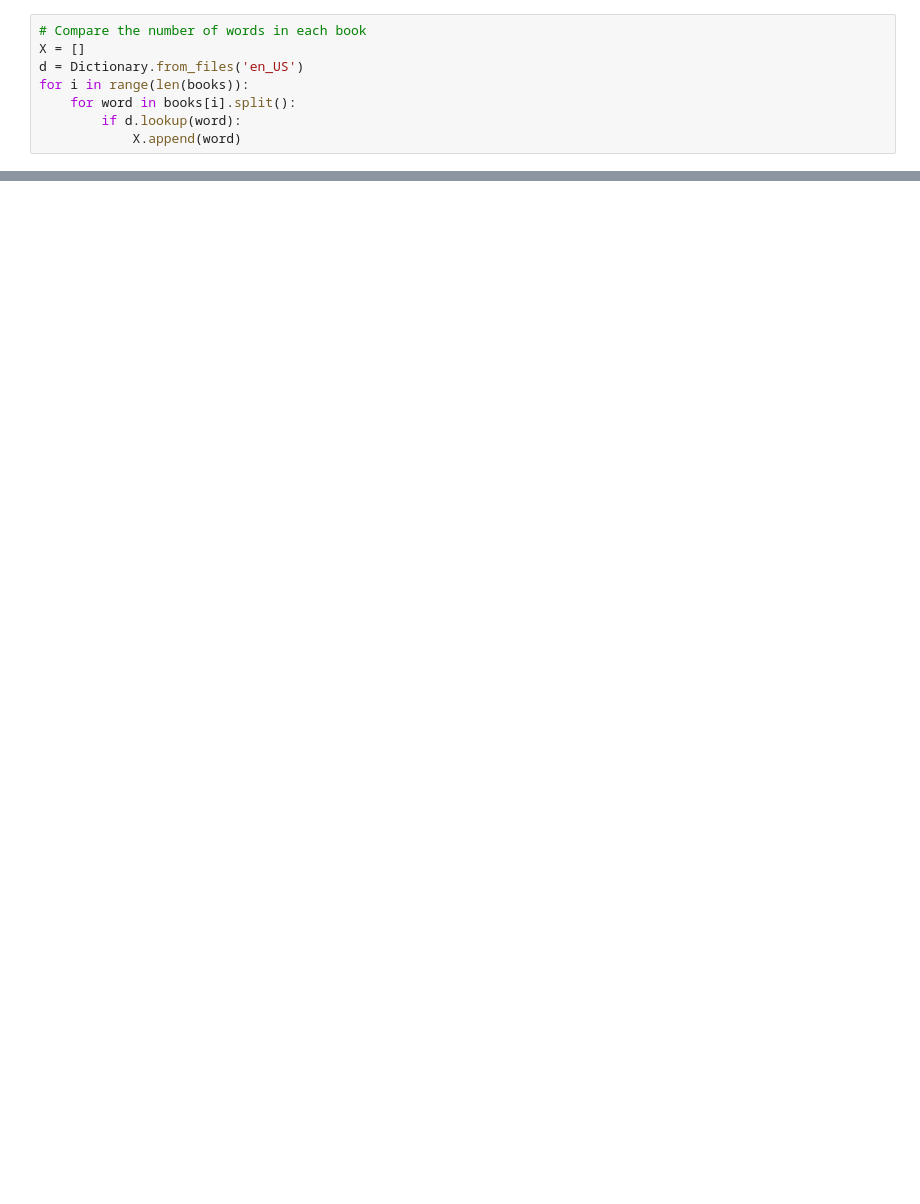
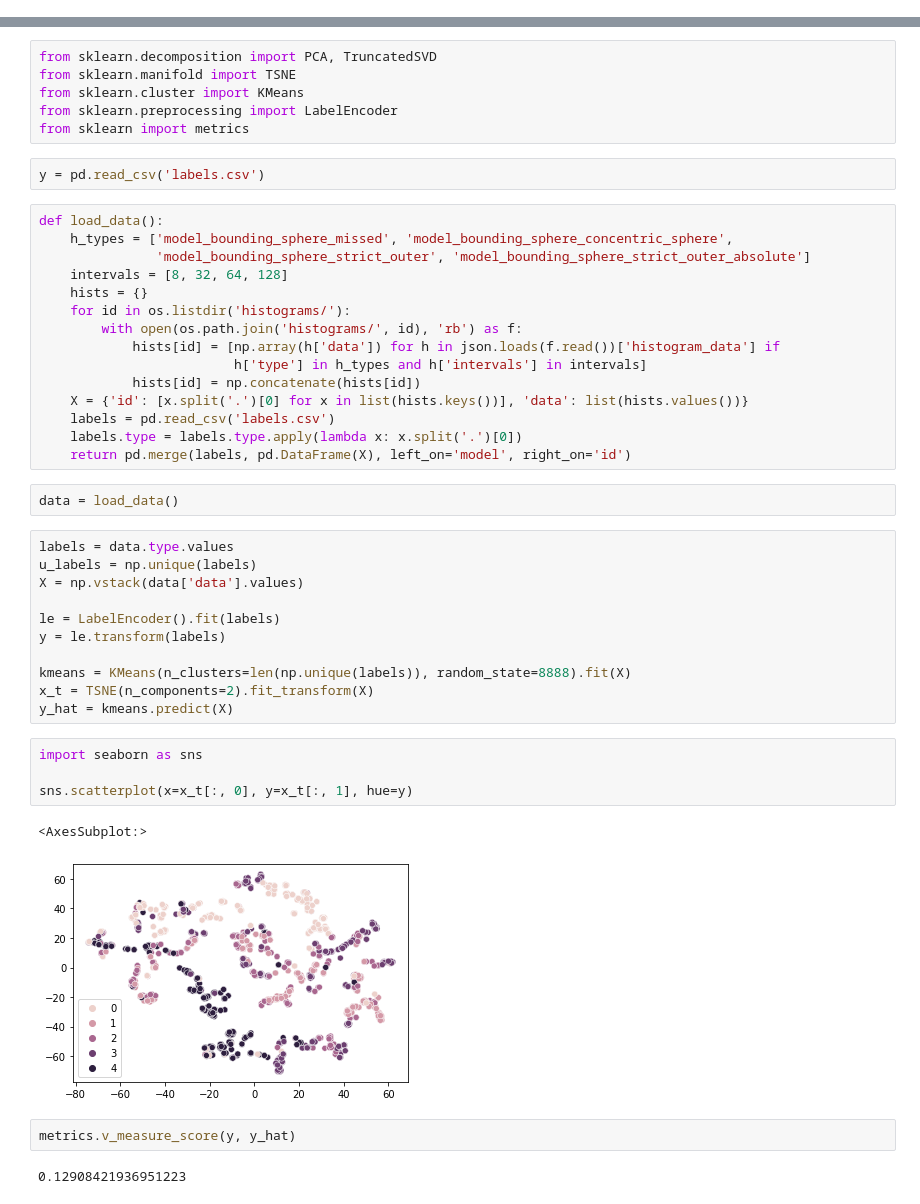
Before and after one commit to vladimirrim/prod-hw, a Jupyter notebook: hw.ipynb, the cells around one changed output, grey strips where cells are left out. Drawn from its saved outputs; the diff is of its cells as text; blank space fills up the shorter version.

```diff
--- a/hw.ipynb
+++ b/hw.ipynb
@@ -49,8 +0,0 @@ for book in books:
-# %%
-# Compare the number of words in each book
-X = []
-d = Dictionary.from_files('en_US')
-for i in range(len(books)):
-    for word in books[i].split():
-        if d.lookup(word):
-            X.append(word)
@@ -213,0 +7,47 @@ print(sc.suggest('botle'))
+# %%
+from sklearn.decomposition import PCA, TruncatedSVD
+from sklearn.manifold import TSNE
+from sklearn.cluster import KMeans
+from sklearn.preprocessing import LabelEncoder
+from sklearn import metrics
+# %%
+y = pd.read_csv('labels.csv')
+# %%
+def load_data():
+    h_types = ['model_bounding_sphere_missed', 'model_bounding_sphere_concentric_sphere',
+               'model_bounding_sphere_strict_outer', 'model_bounding_sphere_strict_outer_absolute']
+    intervals = [8, 32, 64, 128]
+    hists = {}
+    for id in os.listdir('histograms/'):
+        with open(os.path.join('histograms/', id), 'rb') as f:
+            hists[id] = [np.array(h['data']) for h in json.loads(f.read())['histogram_data'] if
+                         h['type'] in h_types and h['intervals'] in intervals]
+            hists[id] = np.concatenate(hists[id])
+    X = {'id': [x.split('.')[0] for x in list(hists.keys())], 'data': list(hists.values())}
+    labels = pd.read_csv('labels.csv')
+    labels.type = labels.type.apply(lambda x: x.split('.')[0])
+    return pd.merge(labels, pd.DataFrame(X), left_on='model', right_on='id')
+# %%
+data = load_data()
+# %%
+labels = data.type.values
+u_labels = np.unique(labels)
+X = np.vstack(data['data'].values)
+
+le = LabelEncoder().fit(labels)
+y = le.transform(labels)
+
+kmeans = KMeans(n_clusters=len(np.unique(labels)), random_state=8888).fit(X)
+x_t = TSNE(n_components=2).fit_transform(X)
+y_hat = kmeans.predict(X)
+# %%
+import seaborn as sns
+
+sns.scatterplot(x=x_t[:, 0], y=x_t[:, 1], hue=y)
+# %% [output]
+<AxesSubplot:>
+[figure, added]
+# %%
+metrics.v_measure_score(y, y_hat)
+# %% [output]
+0.12908421936951223
```
Also changed, not shown: parts of 22 cells of this notebook.
